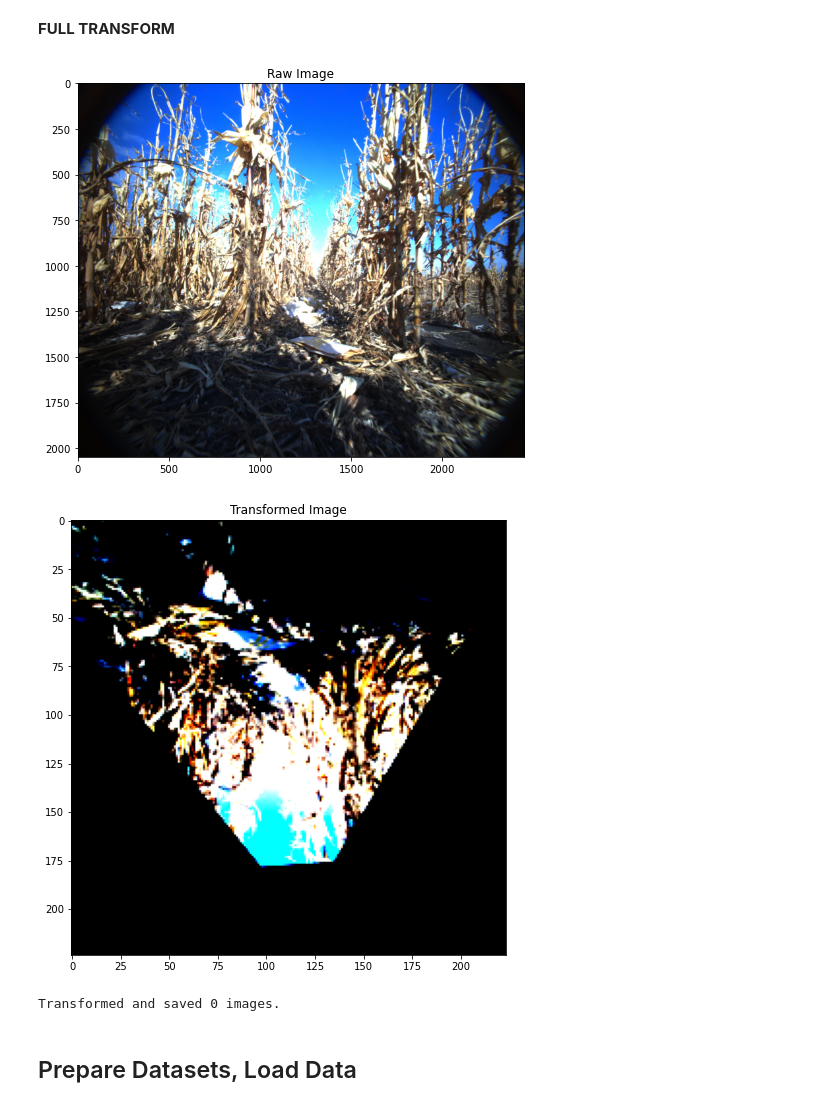
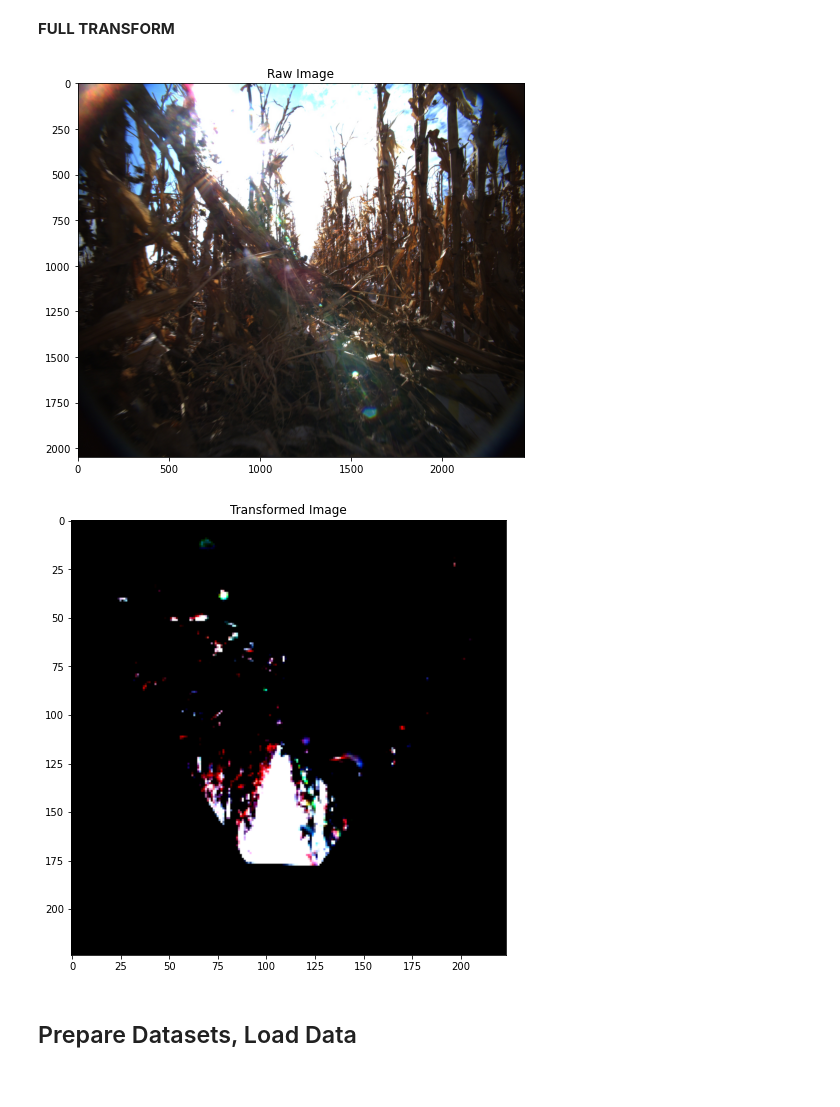
Before and after one commit to natbut/me592-robotics-project, a Jupyter notebook: IntraRow_Navigation_CNN.ipynb, the cells around one changed output. Drawn from its saved outputs; the diff is of its cells as text; code cells hidden in the pictures.

```diff
--- a/IntraRow_Navigation_CNN.ipynb
+++ b/IntraRow_Navigation_CNN.ipynb
@@ -34,8 +36,8 @@ import os
 from sklearn.model_selection import train_test_split
 
 # Cue up folders to check (MODIFY with addition or removal of folders)
-data_folders = ['a1/','a2/','a3/','a4/','a5/','d1/','d2/','d3/','d4/','r3/','r4/','s1/']
-# data_folders = ['r3/','r4/','s1/'] # type 1
+# data_folders = ['a1/','a2/','a3/','a4/','a5/','d1/','d2/','d3/','d4/','r3/','r4/','s1/']
+data_folders = ['r3/','r4/','s1/'] # type 1
 # data_folders = ['a1/','a2/','a3/','d1/','d2/','d3/','d4/'] # type 2 (a,b,c,d)
 
 odd_folders = ['r3/','r4/','s1/']
@@ -439,64 +436,63 @@ plt.title('Raw Image')
 plt.show
 
 # Apply trapezoid crop
 trap_height = 500
 trap_top_width = 300
 trap_bottom_width = 800
 
 image = trapezoid_crop(image, trap_height, trap_top_width, trap_bottom_width)
 
 # Apply the transforms
 image = transform_full(image)
 image = np.clip(image, 0, 1)
 
 # Display the transformed image
 fig = plt.figure(figsize=(8,8))
 plt.imshow(np.transpose(image.numpy(), (1, 2, 0)))
 plt.title('Transformed Image')
 plt.show()
 
-import os
+# import os
 
-# Create a new directory to store the transformed images
-if not os.path.exists('transformed'):
-    os.makedirs('transformed')
+# # Create a new directory to store the transformed images
+# if not os.path.exists('transformed'):
+#     os.makedirs('transformed')
 
-# Count the number of transformed images
-num_transformed = 0
+# # Count the number of transformed images
+# num_transformed = 0
 
-# Loop over all images in the dataset and apply the transformation
-for i, image_path in enumerate(img_train):
-    # Check if the image has already been transformed and saved
-    if os.path.exists(os.path.join('transformed', 'img_{}.jpg'.format(i))):
-        continue
+# # Loop over all images in the dataset and apply the transformation
+# for i, image_path in enumerate(img_train):
+#     # Check if the image has already been transformed and saved
+#     if os.path.exists(os.path.join('transformed', 'img_{}.jpg'.format(i))):
+#         continue
 
-    image = Image.open(image_path)
+#     image = Image.open(image_path)
 
-    # Apply trapezoid crop
-    trap_height = 500
-    trap_top_width = 300
-    trap_bottom_width = 800
+#     # Apply trapezoid crop
+#     trap_height = 500
+#     trap_top_width = 300
+#     trap_bottom_width = 800
 
-    image = trapezoid_crop(image, trap_height, trap_top_width, trap_bottom_width)
+#     image = trapezoid_crop(image, trap_height, trap_top_width, trap_bottom_width)
 
-    # Apply the transforms
-    image = transform_full(image)
+#     # Apply the transforms
+# #     image = transform_full(image)
 
-    # Save the transformed image
-    if 'RandomRotation' in transform_full.transforms.__str__() and 'RandomHorizontalFlip' in transform_full.transforms.__str__() and 'RandomVerticalFlip' in transform_full.transforms.__str__():
-        file_name = 'img_{}.jpg'.format(i)
-        save_path = os.path.join('transformed', file_name)
-        torchvision.utils.save_image(image, save_path)
+#     # Save the transformed image
+#     if 'RandomRotation' in transform_full.transforms.__str__() and 'RandomHorizontalFlip' in transform_full.transforms.__str__() and 'RandomVerticalFlip' in transform_full.transforms.__str__():
+#         file_name = 'img_{}.jpg'.format(i)
+#         save_path = os.path.join('transformed', file_name)
+#         torchvision.utils.save_image(image, save_path)
 
-        # Increment the counter
-        num_transformed += 1
+#         # Increment the counter
+#         num_transformed += 1
 
-# Display the total number of transformed images
-print('Transformed and saved {} images.'.format(num_transformed))
+# # Display the total number of transformed images
+# print('Transformed and saved {} images.'.format(num_transformed))
 # %% [output]
-[figure, old version]
+[figure, new version]
-[figure, old version]
+[figure, new version]
-Transformed and saved 0 images.
 # %% [markdown]
 ## Prepare Datasets, Load Data
 # %%
```
Also changed, not shown: parts of 18 cells of this notebook.
